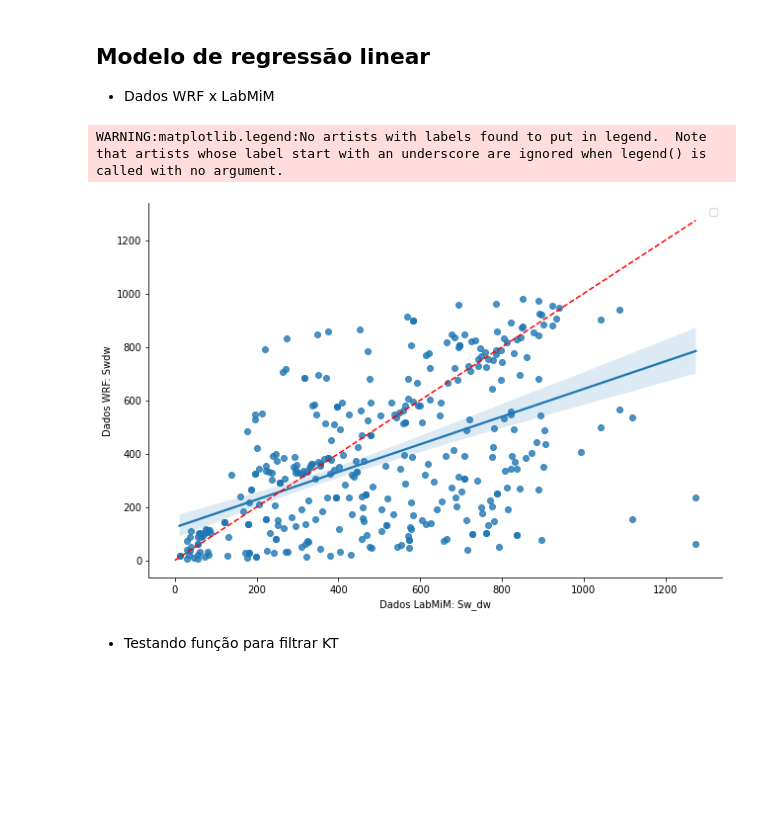
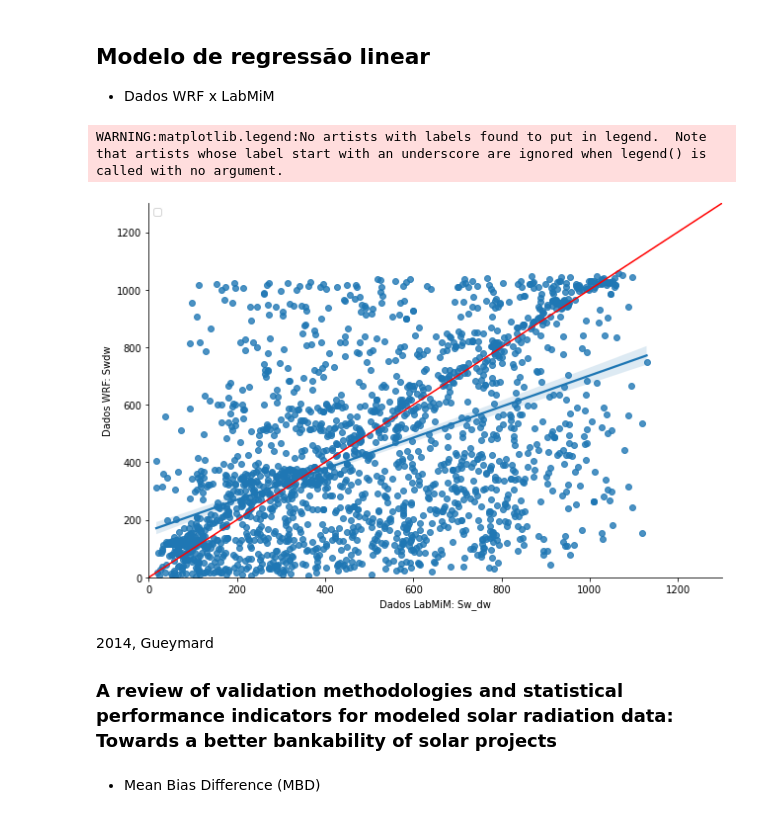
Before and after one commit to igordantasgf/analise_dados_microambientais, a Jupyter notebook: comparação_modelo.ipynb, the cells around one changed output. Saved outputs shown, nothing was run; the diff lists cells and outputs as text; code cells hidden in the pictures; blank space fills up the shorter version.

```diff
--- a/comparação_modelo.ipynb
+++ b/comparação_modelo.ipynb
@@ -16,7 +16,7 @@ from datetime import timedelta
 import datetime
 from sys import exit
 
-labmim = pd.read_csv('/content/drive/MyDrive/Bolsa - Edson/estudos/código_paper_bruno/labmim_completo_2016_2022.dat',sep=';')
+labmim = pd.read_csv('/content/drive/MyDrive/Bolsa - Edson/plataforma/novos/labmim_completo_2016_2023_younes.dat',sep=';')
 labmim.index = pd.to_datetime(labmim['year month day hour'.split()])
 
 sw_dir = []
@@ -225,18 +250,18 @@ merged = labmim.merge(series, how='outer', left_index=True, right_index=True)
 # %%
 # Sort the merged data frame by the hour_x column
 merged_hour = merged.sort_values('hour_x')
 maximo = max(max(merged_hour['Sw_dw']), max(merged_hour['Swdw']))
 
 #sns.scatterplot(data = merged_hour, x='Sw_dw', y='Swdw', hue='hour_x')
 
 sns.lmplot(x="Sw_dw", y="Swdw", data=merged_hour, height=6, aspect=1.5);
-sns.lineplot([0,maximo],[0,maximo], linestyle='dashed', color='red')
+plt.axline((0, 0), (100, 100), linewidth=1.5, color='r')
 plt.xlabel('Dados LabMiM: Sw_dw')
 plt.ylabel('Dados WRF: Swdw')
+plt.ylim(0,1300)
+plt.xlim(0,1300)
 plt.legend()
 plt.show()
 # %% [output]
 WARNING:matplotlib.legend:No artists with labels found to put in legend.  Note that artists whose label start with an underscore are ignored when legend() is called with no argument.
-[figure, old version]
+[figure, new version]
-# %% [markdown]
-- Testando função para filtrar KT
@@ -253,0 +268,5 @@ for i in grouped[1]:
+# %% [markdown]
+2014, Gueymard
+### A review of validation methodologies and statistical performance indicators for modeled solar radiation data: Towards a better bankability of solar projects
+# %% [markdown]
+- Mean Bias Difference (MBD)
```
Also changed, not shown: parts of 5 cells of this notebook.
